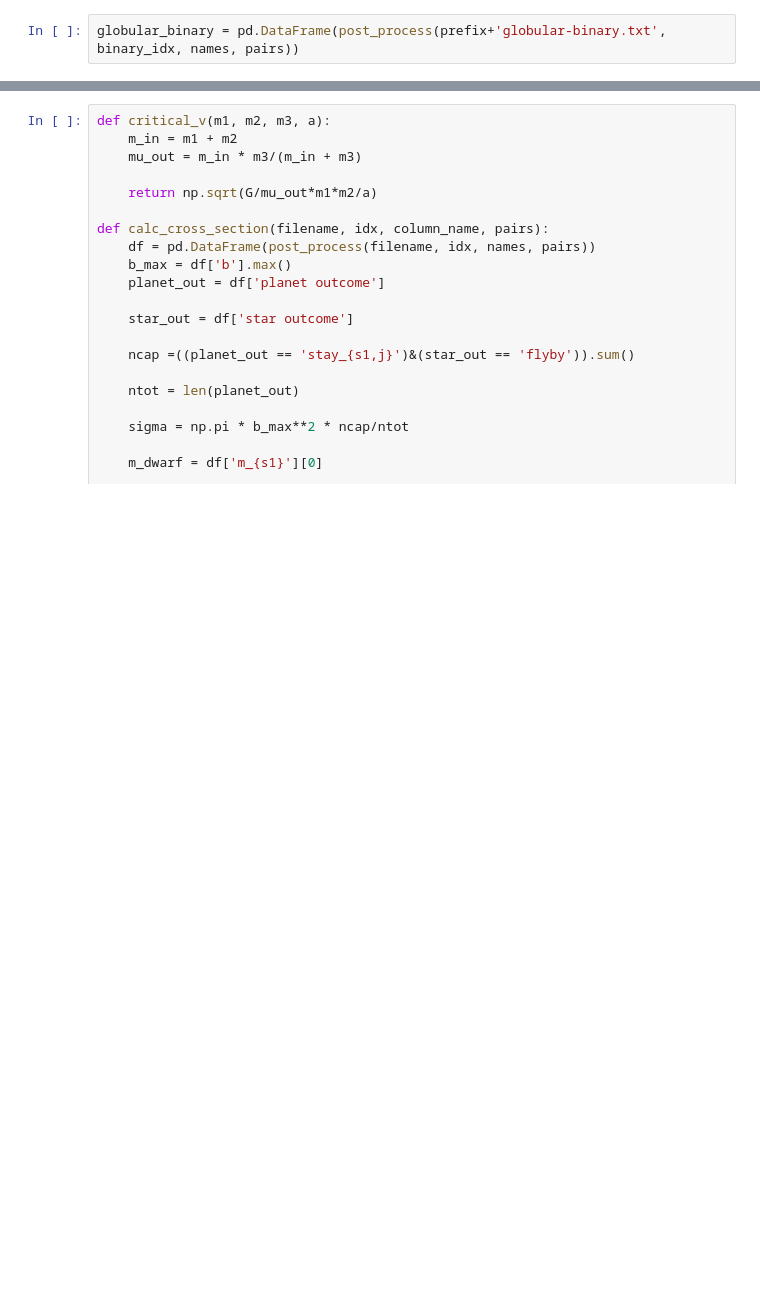
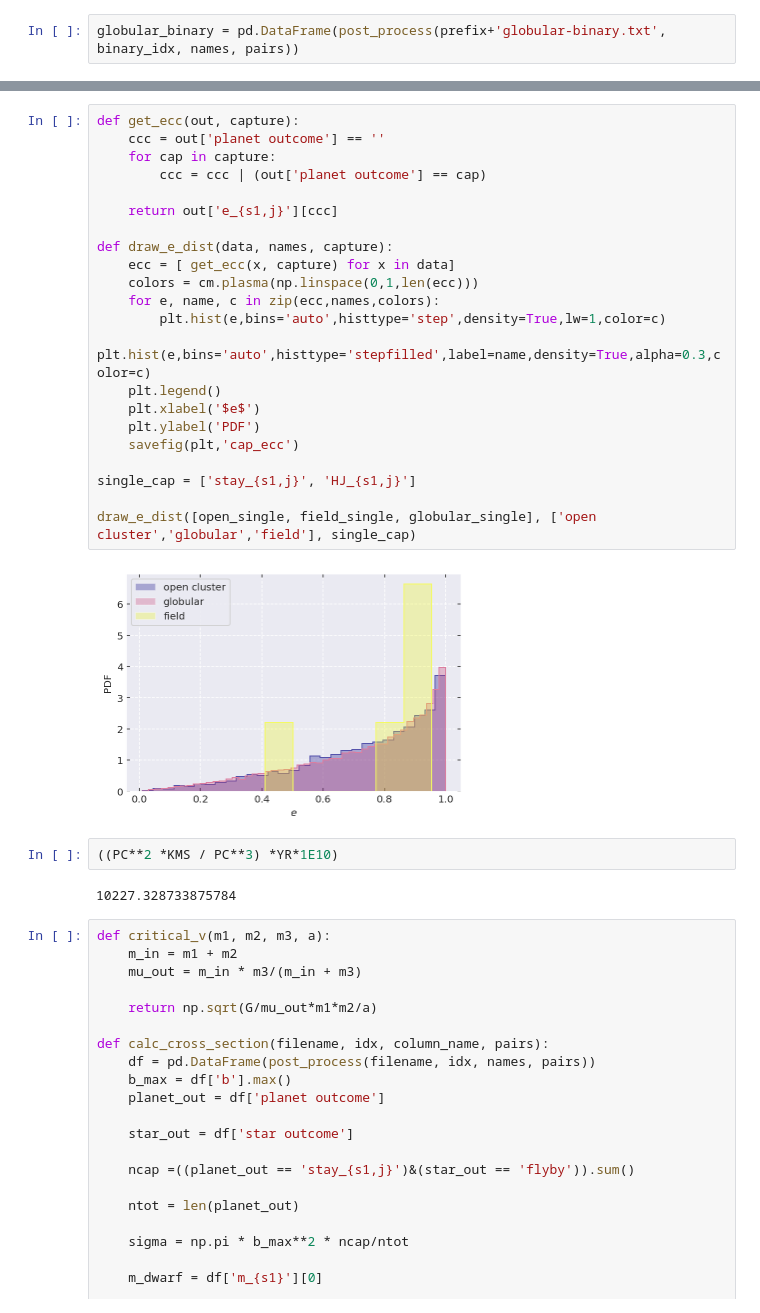
Before and after one commit to YihanWangAstro/giant-planet, a Jupyter notebook: process/giant-planet.ipynb, the cells around one changed output, grey strips where cells are left out. Saved outputs shown, nothing was run; the diff lists cells and outputs as text; blank space fills up the shorter version.

```diff
--- a/process/giant-planet.ipynb
+++ b/process/giant-planet.ipynb
@@ -428,3 +442,31 @@ draw_bar([open_single, field_single, globular_single], ['open cluster','globular
+# %%
+def get_ecc(out, capture):
+    ccc = out['planet outcome'] == ''
+    for cap in capture:
+        ccc = ccc | (out['planet outcome'] == cap)
+
+    return out['e_{s1,j}'][ccc]
+
+def draw_e_dist(data, names, capture):
+    ecc = [ get_ecc(x, capture) for x in data]
+    colors = cm.plasma(np.linspace(0,1,len(ecc)))
+    for e, name, c in zip(ecc,names,colors):
+        plt.hist(e,bins='auto',histtype='step',density=True,lw=1,color=c)
+        plt.hist(e,bins='auto',histtype='stepfilled',label=name,density=True,alpha=0.3,color=c)
+    plt.legend()
+    plt.xlabel('$e$')
+    plt.ylabel('PDF')
+    savefig(plt,'cap_ecc')
+
+single_cap = ['stay_{s1,j}', 'HJ_{s1,j}']
+
+draw_e_dist([open_single, field_single, globular_single], ['open cluster','globular','field'], single_cap)
+# %% [output]
+[figure, added]
+# %%
+((PC**2 *KMS / PC**3) *YR*1E10)
+# %% [output]
+10227.328733875784
 # %%
 def critical_v(m1, m2, m3, a):
     m_in = m1 + m2
```
Also changed, not shown: parts of 4 cells of this notebook.
